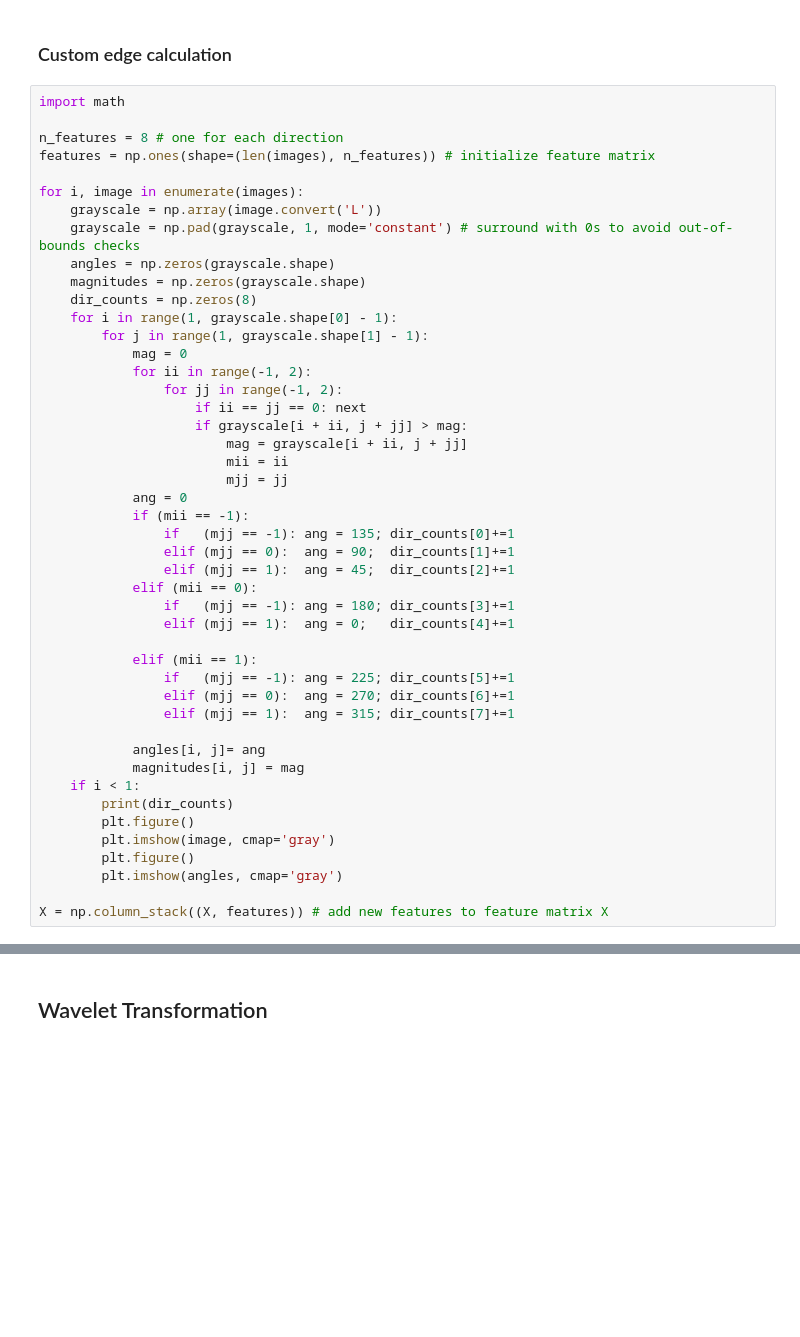
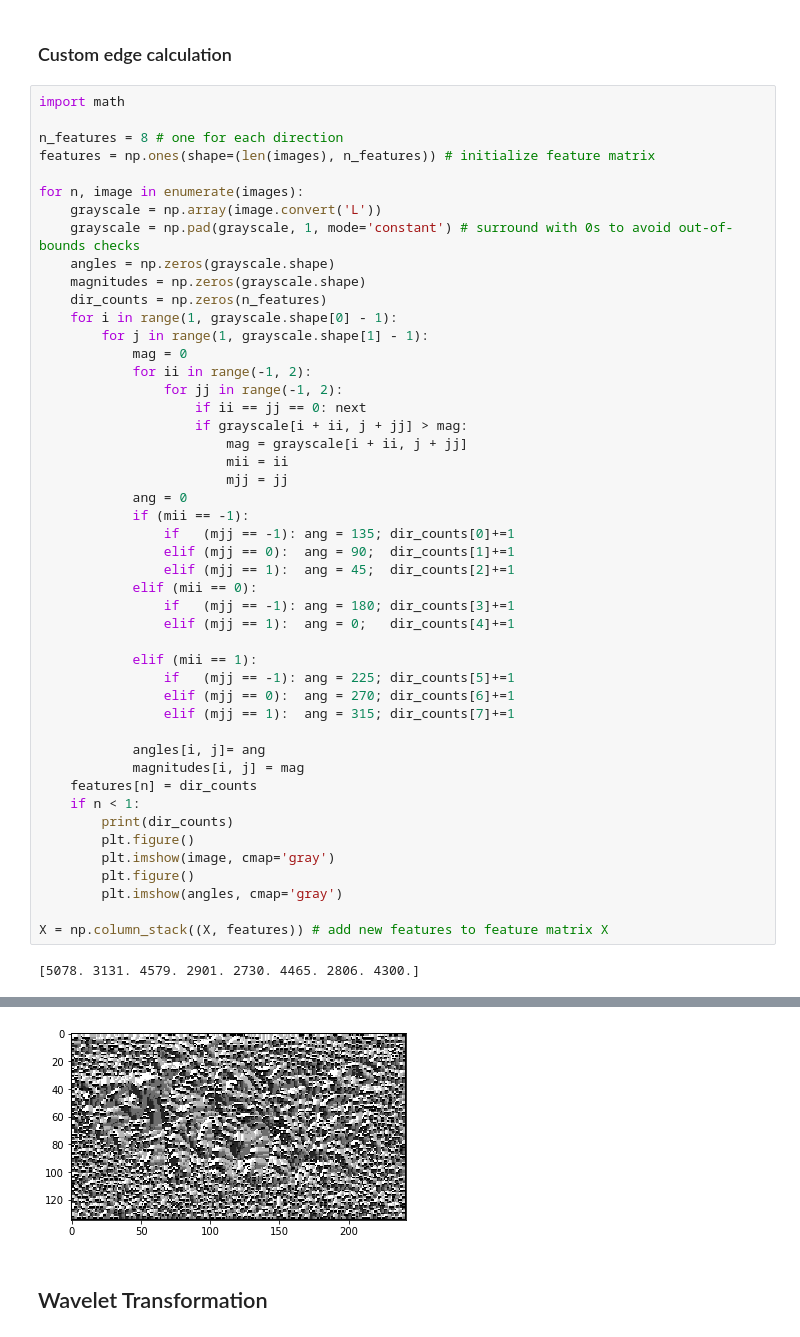
Before and after one commit to patricsteiner/image_clustering, a Jupyter notebook: intelligent_image_clustering.ipynb, the cells around one changed output, grey strips where cells are left out. Cells and saved outputs as stored; diff of their text form; blank space fills up the shorter version.

```diff
--- a/intelligent_image_clustering.ipynb
+++ b/intelligent_image_clustering.ipynb
@@ -147,12 +147,12 @@ import math
 n_features = 8 # one for each direction
 features = np.ones(shape=(len(images), n_features)) # initialize feature matrix
 
-for i, image in enumerate(images):
+for n, image in enumerate(images):
     grayscale = np.array(image.convert('L'))
     grayscale = np.pad(grayscale, 1, mode='constant') # surround with 0s to avoid out-of-bounds checks
     angles = np.zeros(grayscale.shape)
     magnitudes = np.zeros(grayscale.shape)
-    dir_counts = np.zeros(8)
+    dir_counts = np.zeros(n_features)
     for i in range(1, grayscale.shape[0] - 1):
         for j in range(1, grayscale.shape[1] - 1):
             mag = 0
@@ -179,7 +179,8 @@ for i, image in enumerate(images):
 
             angles[i, j]= ang
             magnitudes[i, j] = mag
-    if i < 1:
+    features[n] = dir_counts
+    if n < 1:
         print(dir_counts)
         plt.figure()
         plt.imshow(image, cmap='gray')
@@ -187,3 +188,5 @@ for i, image in enumerate(images):
         plt.imshow(angles, cmap='gray')
 
 X = np.column_stack((X, features)) # add new features to feature matrix X
+# %% [output]
+[5078. 3131. 4579. 2901. 2730. 4465. 2806. 4300.]
@@ -190,3 +194,4 @@ X = np.column_stack((X, features)) # add new features to feature matrix X
+[figure, added]
 # %% [markdown]
 ## Wavelet Transformation
 # %%
```
Also changed, not shown: parts of 3 cells of this notebook.
